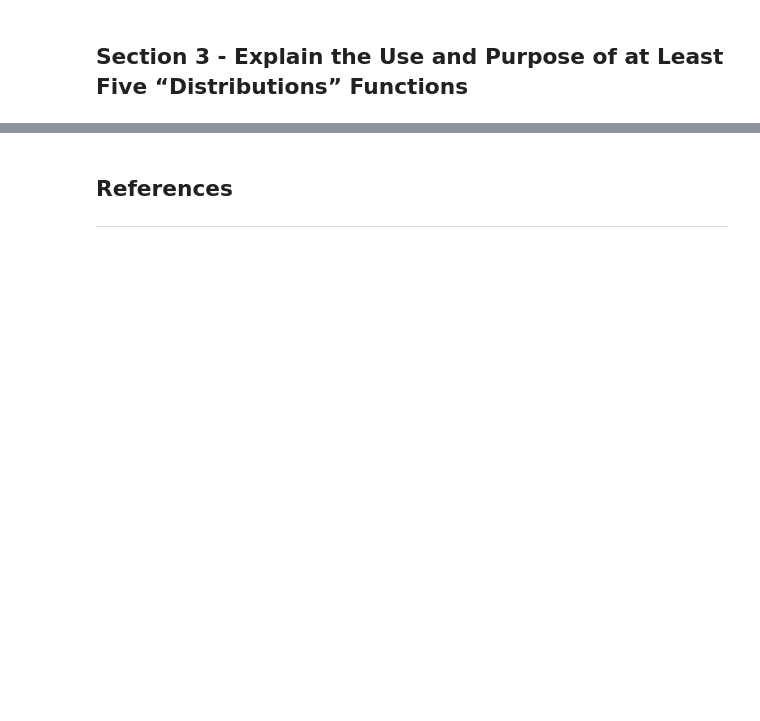
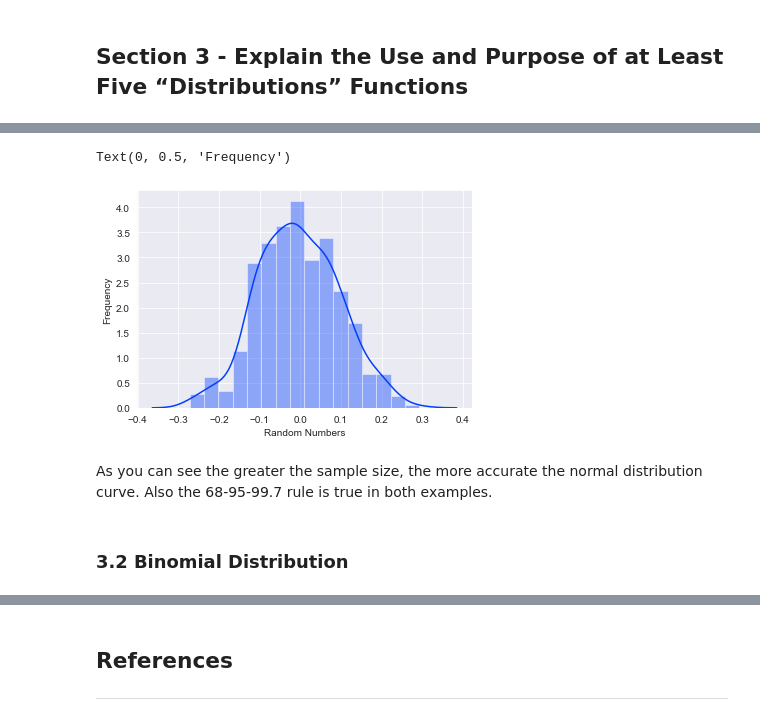
Before and after one commit to JPLee01/Programming_for_Data_Analysis-Assignment, a Jupyter notebook: Programming_for_Data_Analysis-Assignment.ipynb, the cells around one changed output, grey strips where cells are left out. Drawn from its saved outputs; the diff is of its cells as text; code cells hidden in the pictures; blank space fills up the shorter version.

```diff
--- a/Programming_for_Data_Analysis-Assignment.ipynb
+++ b/Programming_for_Data_Analysis-Assignment.ipynb
@@ -416,0 +466,14 @@ array([11, 44,  7,  2,  3])
+# %%
+#Generate and display 500 random numbers from the Normal Distribution with a mean of 0 and standard deviation of .1
+mu, sigma = 0, 0.1
+c = np.random.normal(mu, sigma, size=500)
+sns.distplot(c)
+plt.xlabel("Random Numbers")
+plt.ylabel("Frequency")
+# %% [output]
+Text(0, 0.5, 'Frequency')
+[figure, added]
+# %% [markdown]
+As you can see the greater the sample size, the more accurate the normal distribution curve. Also the 68-95-99.7 rule is true in both examples.
+# %% [markdown]
+### 3.2 Binomial Distribution
```
Also changed, not shown: parts of 42 cells of this notebook.
